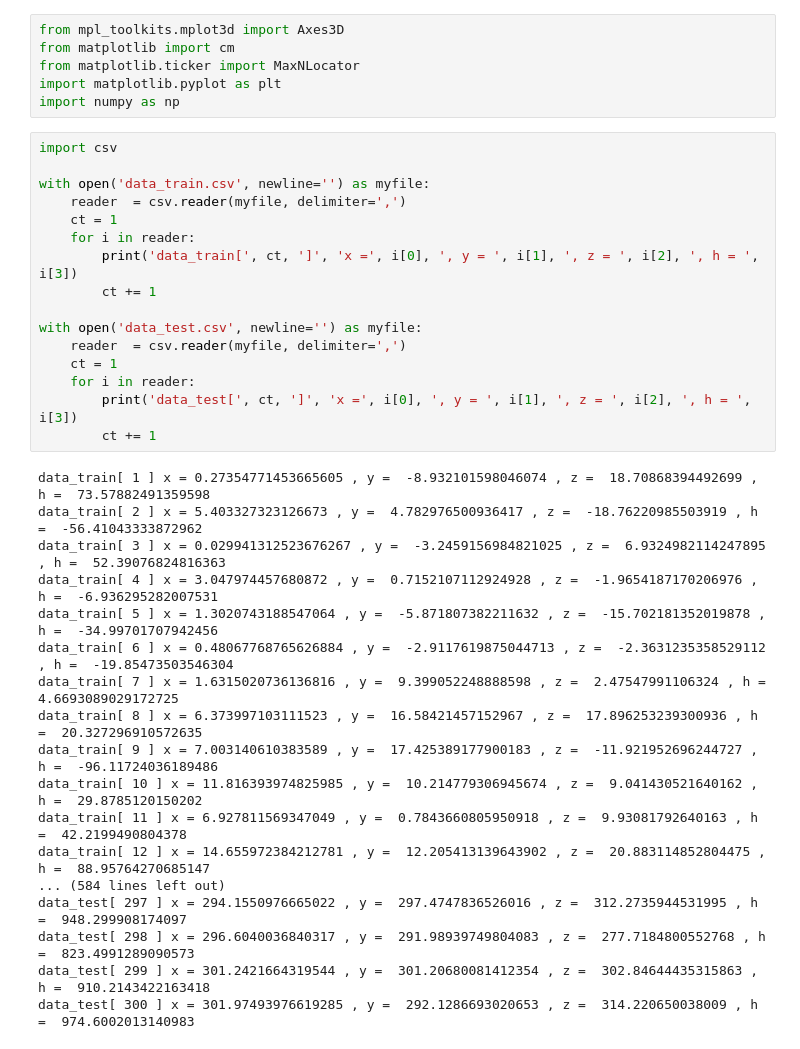
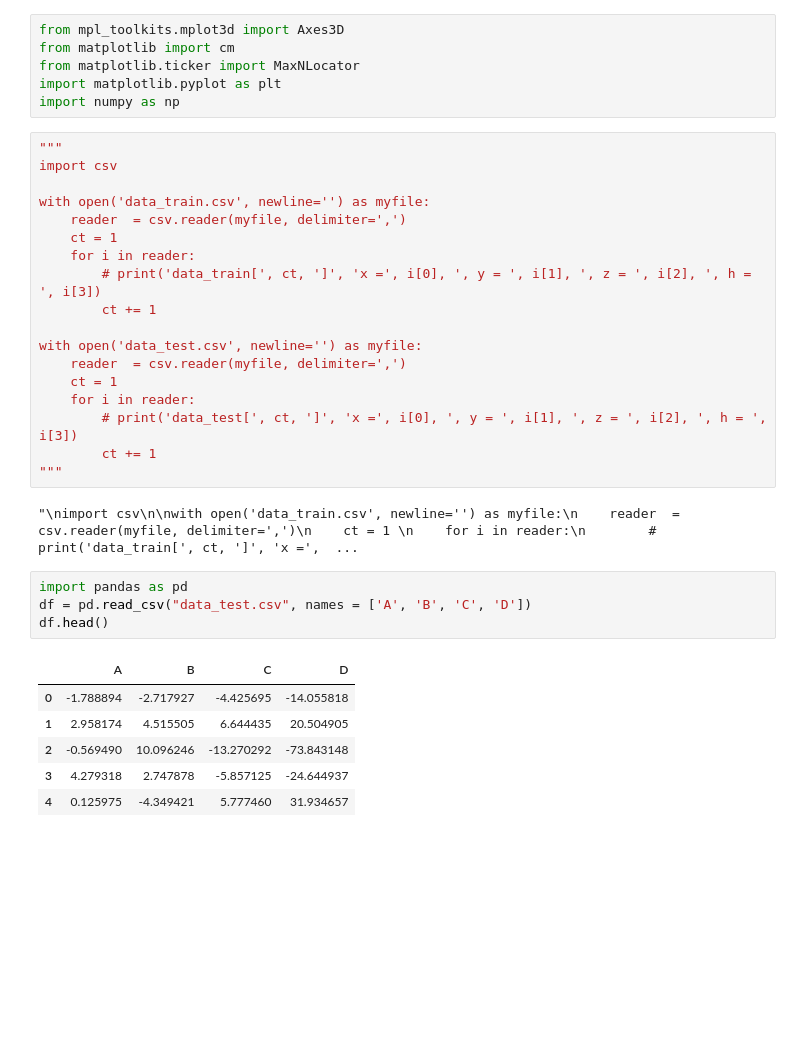
Before and after one commit to YangTaeSung/CAU-MachineLearning, a Jupyter notebook: assignment04.ipynb, the cells around one changed output. Drawn from its saved outputs; the diff is of its cells as text; blank space fills up the shorter version.

```diff
--- a/assignment04.ipynb
+++ b/assignment04.ipynb
@@ -7,36 +7,33 @@ from matplotlib.ticker import MaxNLocator
 import matplotlib.pyplot as plt
 import numpy as np
 # %%
+"""
 import csv
 
 with open('data_train.csv', newline='') as myfile:
     reader  = csv.reader(myfile, delimiter=',')
     ct = 1
     for i in reader:
-        print('data_train[', ct, ']', 'x =', i[0], ', y = ', i[1], ', z = ', i[2], ', h = ', i[3])
+        # print('data_train[', ct, ']', 'x =', i[0], ', y = ', i[1], ', z = ', i[2], ', h = ', i[3])
         ct += 1
 
 with open('data_test.csv', newline='') as myfile:
     reader  = csv.reader(myfile, delimiter=',')
     ct = 1
     for i in reader:
-        print('data_test[', ct, ']', 'x =', i[0], ', y = ', i[1], ', z = ', i[2], ', h = ', i[3])
+        # print('data_test[', ct, ']', 'x =', i[0], ', y = ', i[1], ', z = ', i[2], ', h = ', i[3])
         ct += 1
+"""
 # %% [output]
-data_train[ 1 ] x = 0.27354771453665605 , y =  -8.932101598046074 , z =  18.70868394492699 , h =  73.57882491359598
-data_train[ 2 ] x = 5.403327323126673 , y =  4.782976500936417 , z =  -18.76220985503919 , h =  -56.41043333872962
-data_train[ 3 ] x = 0.029941312523676267 , y =  -3.2459156984821025 , z =  6.9324982114247895 , h =  52.39076824816363
-data_train[ 4 ] x = 3.047974457680872 , y =  0.7152107112924928 , z =  -1.9654187170206976 , h =  -6.936295282007531
-data_train[ 5 ] x = 1.3020743188547064 , y =  -5.871807382211632 , z =  -15.702181352019878 , h =  -34.99701707942456
-data_train[ 6 ] x = 0.48067768765626884 , y =  -2.9117619875044713 , z =  -2.3631235358529112 , h =  -19.85473503546304
-data_train[ 7 ] x = 1.6315020736136816 , y =  9.399052248888598 , z =  2.47547991106324 , h =  4.6693089029172725
-data_train[ 8 ] x = 6.373997103111523 , y =  16.58421457152967 , z =  17.896253239300936 , h =  20.327296910572635
-data_train[ 9 ] x = 7.003140610383589 , y =  17.425389177900183 , z =  -11.921952696244727 , h =  -96.11724036189486
-data_train[ 10 ] x = 11.816393974825985 , y =  10.214779306945674 , z =  9.041430521640162 , h =  29.8785120150202
-data_train[ 11 ] x = 6.927811569347049 , y =  0.7843660805950918 , z =  9.93081792640163 , h =  42.2199490804378
-data_train[ 12 ] x = 14.655972384212781 , y =  12.205413139643902 , z =  20.883114852804475 , h =  88.95764270685147
-... (584 lines left out)
-data_test[ 297 ] x = 294.1550976665022 , y =  297.4747836526016 , z =  312.2735944531995 , h =  948.299908174097
-data_test[ 298 ] x = 296.6040036840317 , y =  291.98939749804083 , z =  277.7184800552768 , h =  823.4991289090573
-data_test[ 299 ] x = 301.2421664319544 , y =  301.20680081412354 , z =  302.84644435315863 , h =  910.2143422163418
-data_test[ 300 ] x = 301.97493976619285 , y =  292.1286693020653 , z =  314.220650038009 , h =  974.6002013140983
+"\nimport csv\n\nwith open('data_train.csv', newline='') as myfile:\n    reader  = csv.reader(myfile, delimiter=',')\n    ct = 1 \n    for i in reader:\n        # print('data_train[', ct, ']', 'x =',  ...
+# %%
+import pandas as pd
+df = pd.read_csv("data_test.csv", names = ['A', 'B', 'C', 'D'])
+df.head()
+# %% [output]
+|  | A | B | C | D |
+| 0 | -1.788894 | -2.717927 | -4.425695 | -14.055818 |
+| 1 | 2.958174 | 4.515505 | 6.644435 | 20.504905 |
+| 2 | -0.569490 | 10.096246 | -13.270292 | -73.843148 |
+| 3 | 4.279318 | 2.747878 | -5.857125 | -24.644937 |
+| 4 | 0.125975 | -4.349421 | 5.777460 | 31.934657 |
```
Also changed, not shown: parts of 1 cell of this notebook.
